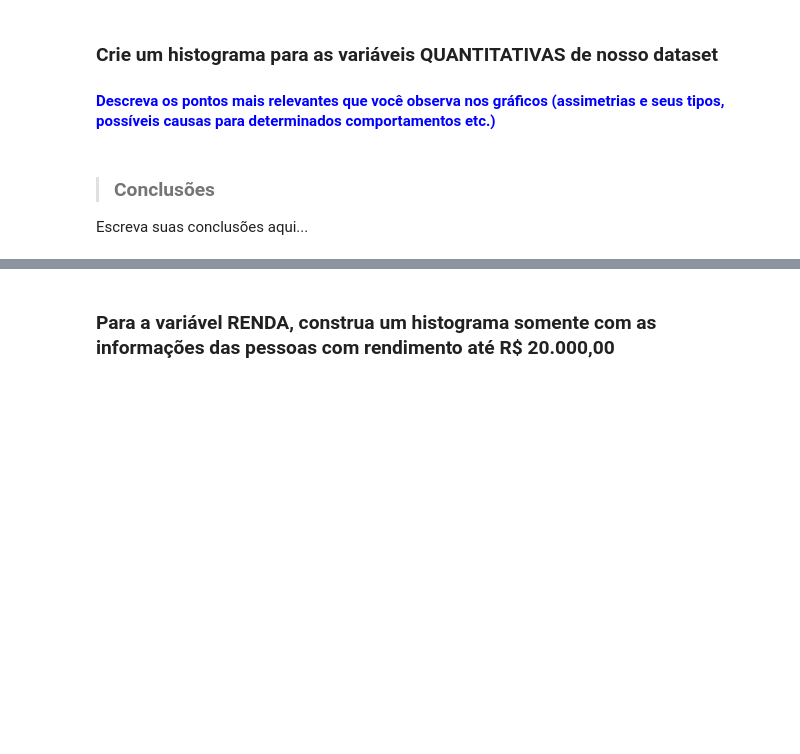
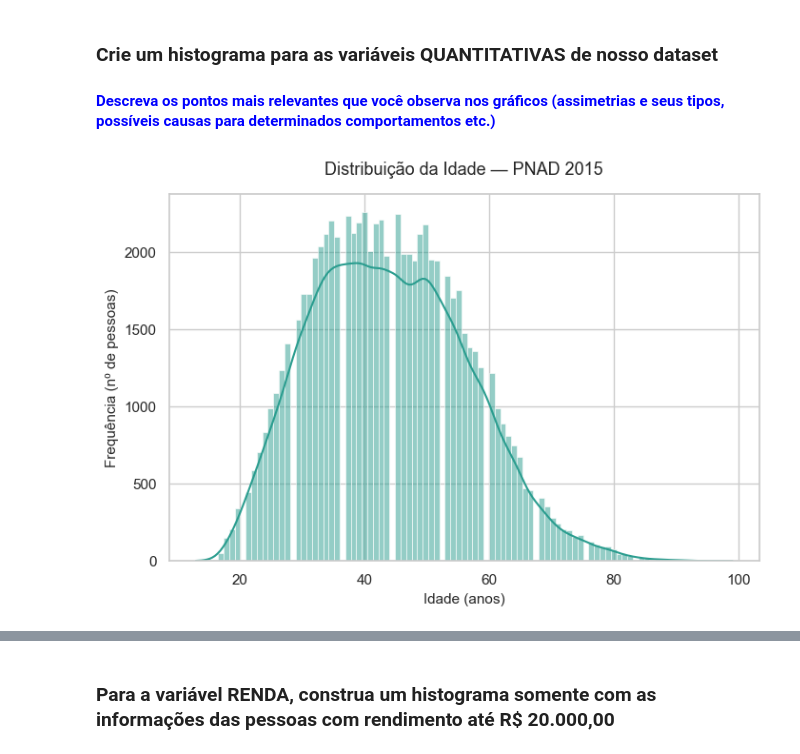
Before and after one commit to RickelmeDSC/analise-descritiva-pnad-2015, a Jupyter notebook: notebooks/analise_descritiva.ipynb, the cells around one changed output, grey strips where cells are left out. Cells and saved outputs as stored; diff of their text form; code cells hidden in the pictures; blank space fills up the shorter version.

```diff
--- a/notebooks/analise_descritiva.ipynb
+++ b/notebooks/analise_descritiva.ipynb
@@ -302,7 +346,18 @@ Escreva suas conclusões aqui...
 # %% [markdown]
 ### Crie um histograma para as variáveis QUANTITATIVAS de nosso dataset
 #### <font color='blue'>Descreva os pontos mais relevantes que você observa nos gráficos (assimetrias e seus tipos, possíveis causas para determinados comportamentos etc.)</font>
-# %% [markdown]
-> ### Conclusões
-
-Escreva suas conclusões aqui...
+# %%
+# Histograma da IDADE
+# kde=True desenha uma curva de densidade suavizada por cima das barras,
+# ajudando a enxergar o formato geral da distribuição.
+plt.figure(figsize = (8, 5))
+
+ax = sns.histplot(data = dados, x = 'Idade', kde = True, color = '#2a9d8f')
+
+ax.set_title('Distribuição da Idade — PNAD 2015', fontsize = 13, pad = 15)
+ax.set_xlabel('Idade (anos)', fontsize = 11)
+ax.set_ylabel('Frequência (nº de pessoas)', fontsize = 11)
+
+plt.show()
+# %% [output]
+[figure, added]
```
Also changed, not shown: parts of 33 cells of this notebook.
